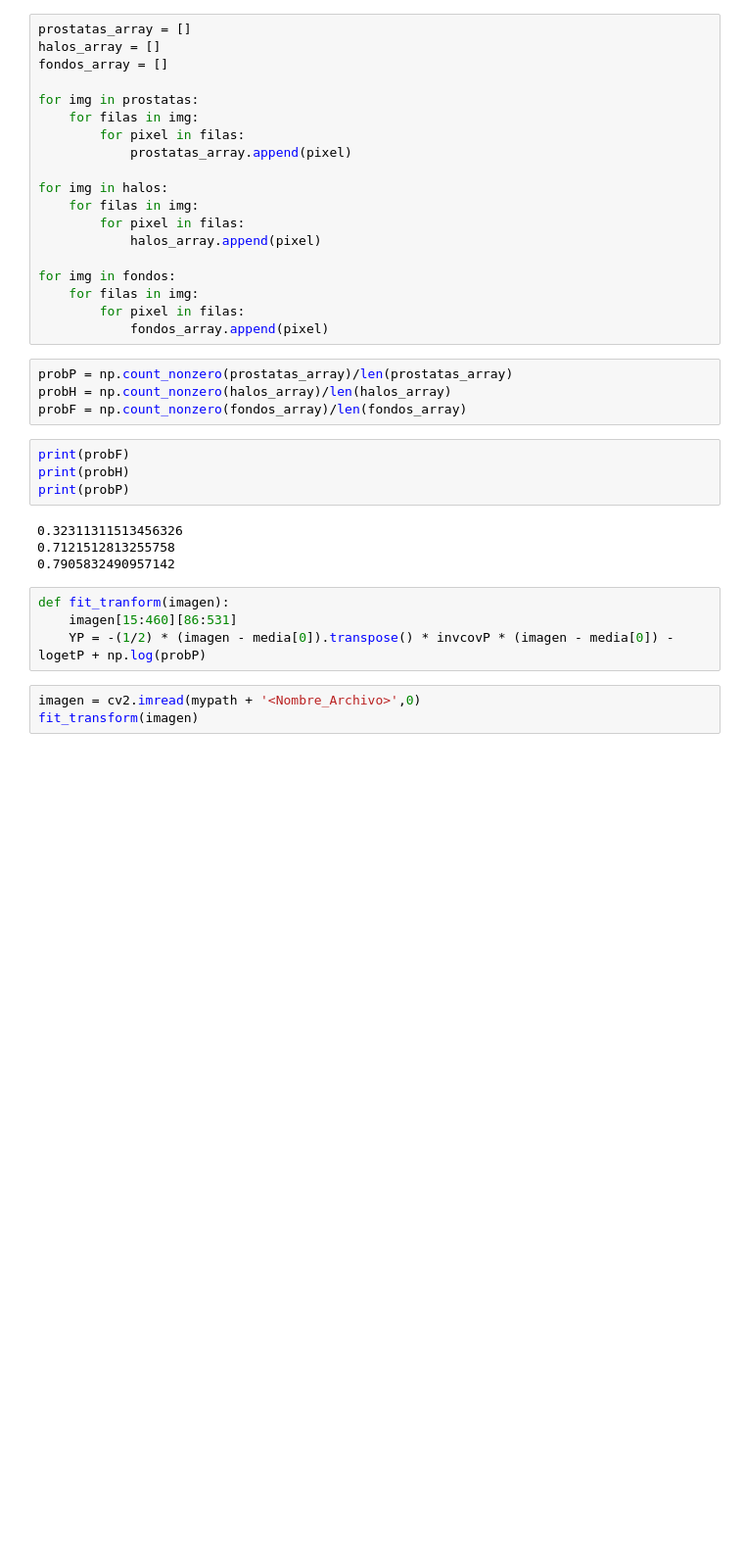
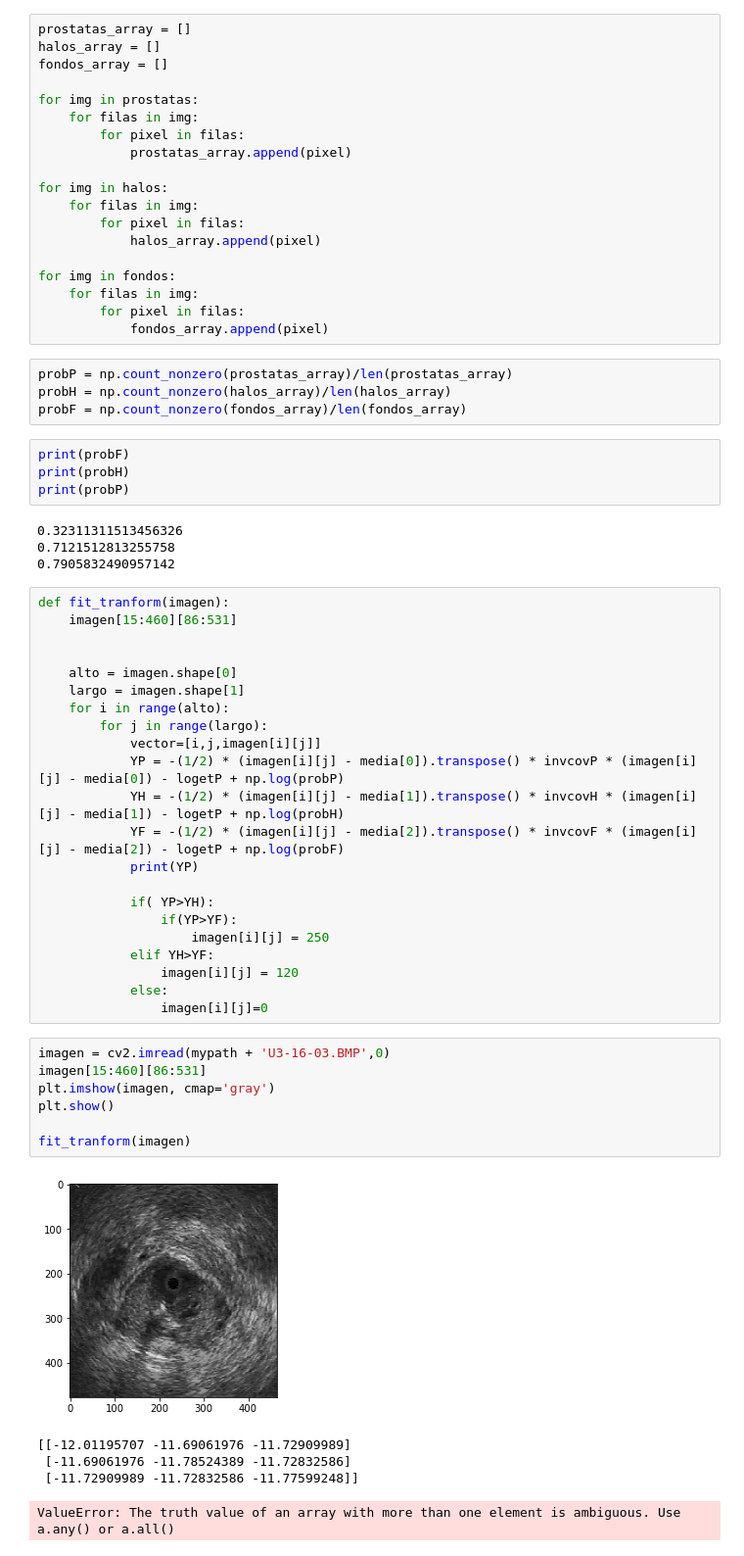
Before and after one commit to juanpflores/Computer-Vision, a Jupyter notebook: Tarea 4 - Bayes.ipynb, the cells around one changed output. Shown at 98% size. Saved outputs shown, nothing was run; the diff lists cells and outputs as text; blank space fills up the shorter version.

Commit message:
cambios media

```diff
--- a/Tarea 4 - Bayes.ipynb
+++ b/Tarea 4 - Bayes.ipynb
@@ -179,10 +192,38 @@ print(probP)
 0.32311311513456326
 0.7121512813255758
 0.7905832490957142
-# %%
-def fit_tranform(imagen):
-    imagen[15:460][86:531]
-    YP = -(1/2) * (imagen - media[0]).transpose() * invcovP * (imagen - media[0]) - logetP + np.log(probP)
-# %%
-imagen = cv2.imread(mypath + '<Nombre_Archivo>',0)
-fit_transform(imagen)
+# %%
+def fit_tranform(imagen):
+    imagen[15:460][86:531]
+
+
+    alto = imagen.shape[0]
+    largo = imagen.shape[1]
+    for i in range(alto):
+        for j in range(largo):
+            vector=[i,j,imagen[i][j]]
+            YP = -(1/2) * (imagen[i][j] - media[0]).transpose() * invcovP * (imagen[i][j] - media[0]) - logetP + np.log(probP)
+            YH = -(1/2) * (imagen[i][j] - media[1]).transpose() * invcovH * (imagen[i][j] - media[1]) - logetP + np.log(probH)
+            YF = -(1/2) * (imagen[i][j] - media[2]).transpose() * invcovF * (imagen[i][j] - media[2]) - logetP + np.log(probF)
+            print(YP)
+
+            if( YP>YH):
+                if(YP>YF):
+                    imagen[i][j] = 250
+            elif YH>YF:
+                imagen[i][j] = 120
+            else:
+                imagen[i][j]=0
+# %%
+imagen = cv2.imread(mypath + 'U3-16-03.BMP',0)
+imagen[15:460][86:531]
+plt.imshow(imagen, cmap='gray')
+plt.show()
+
+fit_tranform(imagen)
+# %% [output]
+[figure, added]
+[[-12.01195707 -11.69061976 -11.72909989]
+ [-11.69061976 -11.78524389 -11.72832586]
+ [-11.72909989 -11.72832586 -11.77599248]]
+ValueError: The truth value of an array with more than one element is ambiguous. Use a.any() or a.all()
```
Also changed, not shown: parts of 3 cells of this notebook.
